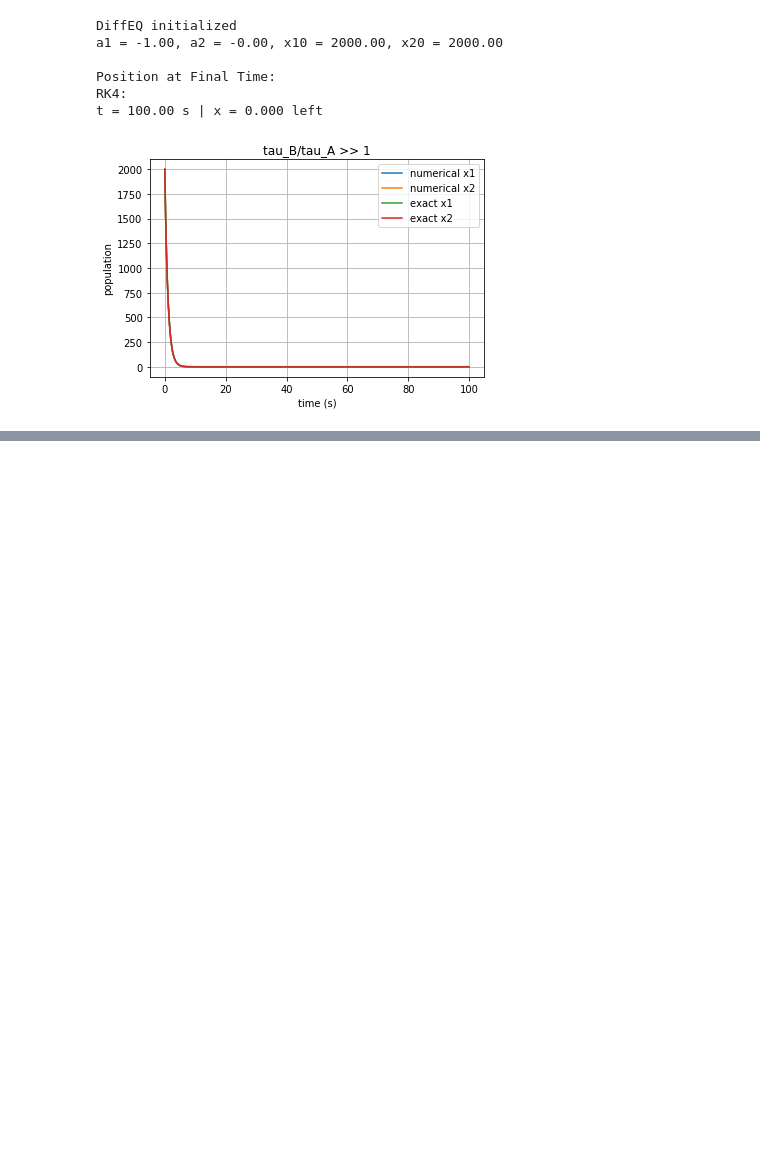
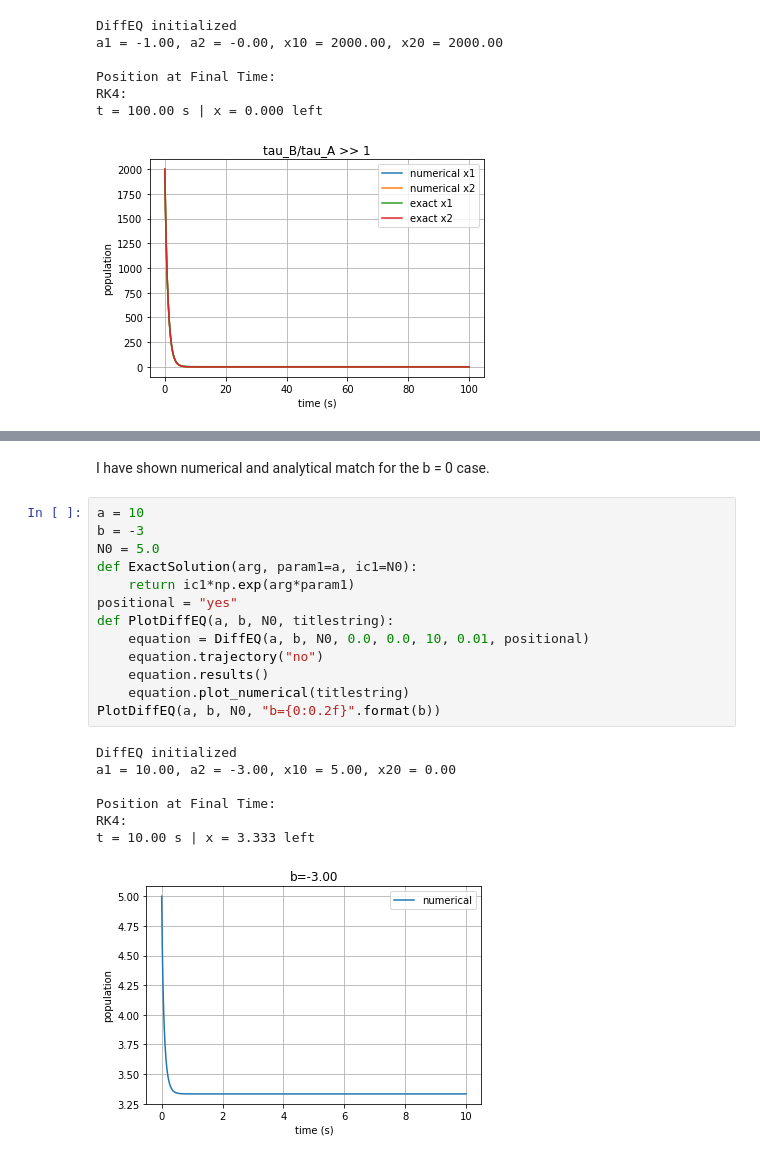
Before and after one commit to aton-physics/Lectures, a Jupyter notebook: Assign1.ipynb, the cells around one changed output, grey strips where cells are left out. Cells and saved outputs as stored; diff of their text form; blank space fills up the shorter version.

```diff
--- a/Assign1.ipynb
+++ b/Assign1.ipynb
@@ -217,0 +257,23 @@ At short times, we see the typical rate law decay. Decay is fastest near zero, s
+# %% [markdown]
+I have shown numerical and analytical match for the b = 0 case.
+# %%
+a = 10
+b = -3
+N0 = 5.0
+def ExactSolution(arg, param1=a, ic1=N0):
+    return ic1*np.exp(arg*param1)
+positional = "yes"
+def PlotDiffEQ(a, b, N0, titlestring):
+    equation = DiffEQ(a, b, N0, 0.0, 0.0, 10, 0.01, positional)
+    equation.trajectory("no")
+    equation.results()
+    equation.plot_numerical(titlestring)
+PlotDiffEQ(a, b, N0, "b={0:0.2f}".format(b))
+# %% [output]
+DiffEQ initialized
+a1 = 10.00, a2 = -3.00, x10 = 5.00, x20 = 0.00
+
+Position at Final Time:
+RK4:
+t = 10.00 s | x = 3.333 left
+[figure, added]
```
Also changed, not shown: parts of 4 cells of this notebook.
